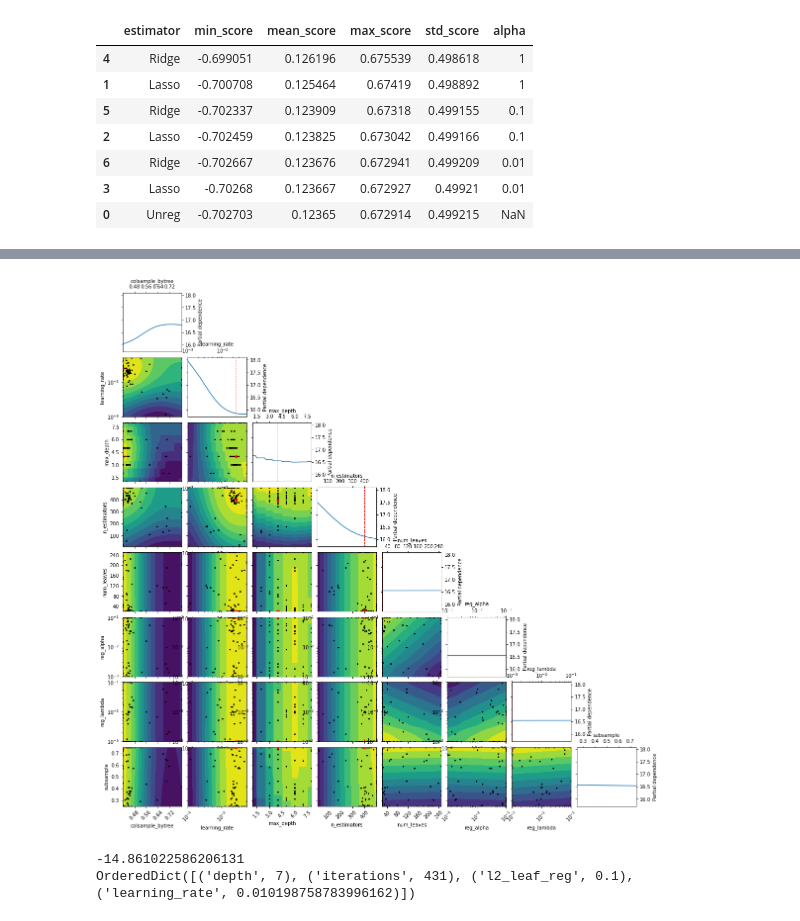
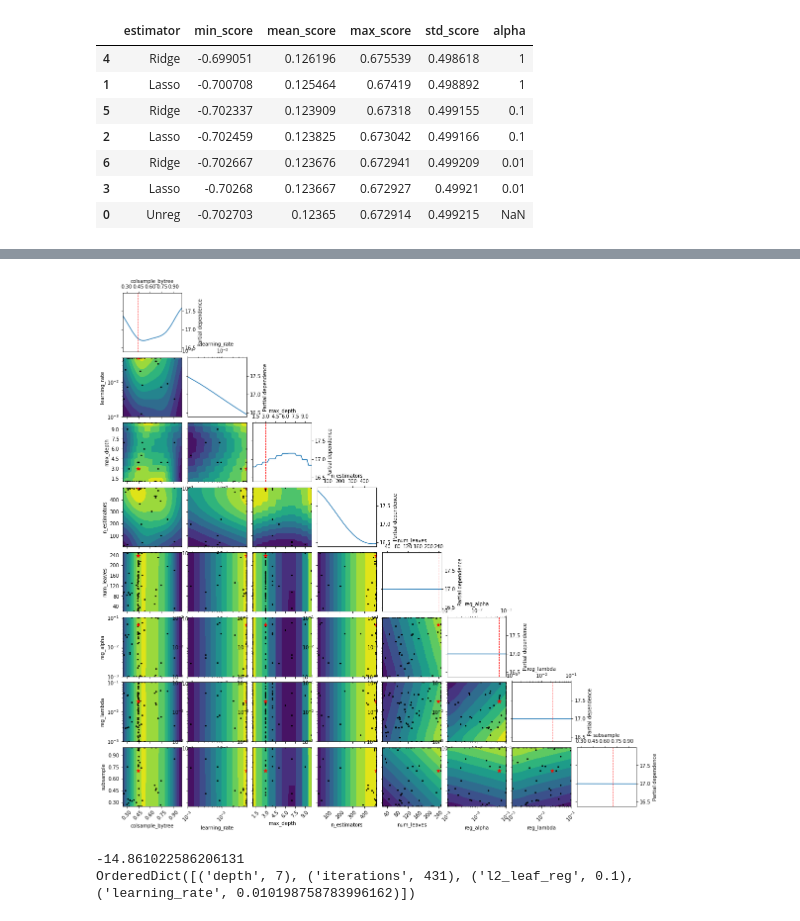
Before and after one commit to ztucker4/ECE219_Winter2021, a Jupyter notebook: Project_4/Project_4.ipynb, the cells around one changed output, grey strips where cells are left out. Saved outputs shown, nothing was run; the diff lists cells and outputs as text; code cells hidden in the pictures.

Commit message:
added Q9 and figures for Q26

```diff
--- a/Project_4/Project_4.ipynb
+++ b/Project_4/Project_4.ipynb
@@ -694,8 +712,6 @@ import warnings
 warnings.filterwarnings("ignore")
 
 #LGBM
-#Dart not working great as a booster, using the default (gbdt)
-#Learning rate should be relatively high
 
 suic_df_lgb = suic_df.copy()
 suic_df_lgb = suic_df_lgb.drop(['country-year', 'suicides/100k pop', 'suicides_no'], axis=1)
@@ -759,26 +775,25 @@ fit_params= {
 }
 
 
-opt = BayesSearchCV(
+opt_lgb = BayesSearchCV(
     lgbm_classifier,
     {
         'num_leaves': Integer(20, 250),
         'learning_rate': Real(0.001, 0.05, 'log-uniform'),
         'reg_alpha': Real(0.001, 0.1, 'log-uniform'),
         'reg_lambda': Real(0.001, 0.1, 'log-uniform'),
-        'max_depth': Integer(1, 8),
+        'max_depth': Integer(1, 10),
         'n_estimators': Integer(10, 500),
-        'subsample': Real(0.25, 0.75),
-        'colsample_bytree': Real(0.4, 0.8),
+        'subsample': Real(0.25, 1),
+        'colsample_bytree': Real(0.25, 1),
     },
     cv=10,
     n_iter=100,
     fit_params=fit_params,
     scoring='neg_root_mean_squared_error',
-    return_train_score=True
+    return_train_score=True,
+    n_jobs=-1
 )
 
-opt.fit(suic_df_lgb_preprocessed, labels_suic)
-print(opt.best_score_)
-print(opt.best_params_)
+opt_lgb.fit(suic_df_lgb_preprocessed, labels_suic)
 # %% [output]
@@ -787,10 +839,10 @@ OrderedDict([('colsample_bytree', 0.4), ('learning_rate', 0.024904220794807343),
 # %%
 from skopt.plots import plot_objective
 
-for feat in opt.optimizer_results_:
+for feat in opt_lgb.optimizer_results_:
     plot_objective(feat)
 # %% [output]
-[figure, old version]
+[figure, new version]
 # %%
 from catboost import CatBoostRegressor
 from skopt import BayesSearchCV
```
Also changed, not shown: parts of 12 cells of this notebook.
